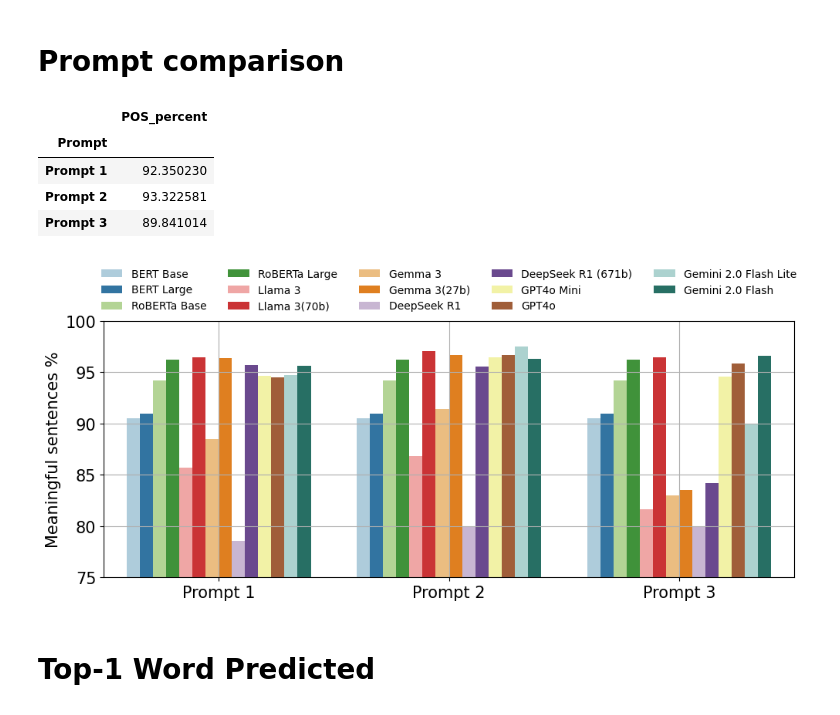
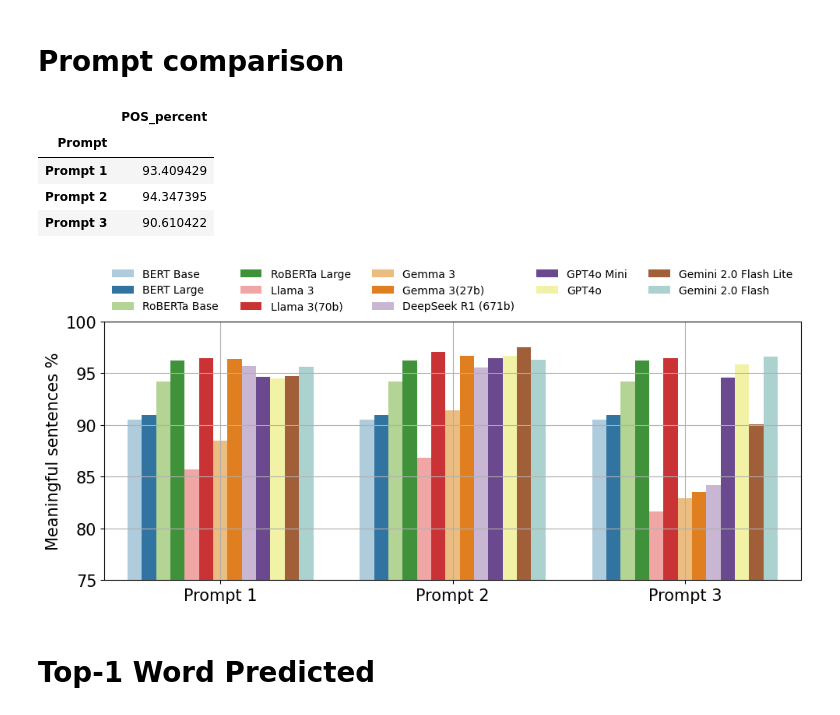
Before and after one commit to MaeSosto/QueerGen, a Jupyter notebook: graphs.ipynb, the cells around one changed output. Saved outputs shown, nothing was run; the diff lists cells and outputs as text; code cells hidden in the pictures.

```diff
--- a/graphs.ipynb
+++ b/graphs.ipynb
@@ -864,38 +861,42 @@ def prompt_comparison(models):
     display(avg_pos)
 
     # Plot
     plt.figure(figsize=(10, 4))
     ax = sns.barplot(data=percentage_pos, x="Prompt", y="POS_percent", hue="Model", palette = PALETTE_ALL)
 
     ax.set(ylim=(75, 100))
     #plt.title("Average Log-Likelihood per Model and Prompt")
     plt.ylabel("Meaningful sentences %" , fontsize=LABELSIZE)
     plt.xlabel(None)
     plt.xticks(fontsize=LABELSIZE)
     plt.yticks(fontsize=LABELSIZE)
     plt.tight_layout()
     plt.legend(
         loc="center left",
         bbox_to_anchor=(1.02, 0.5),
         borderaxespad=0,
         frameon=False,
         fontsize = LABELSIZE,
         title_fontsize=LABELSIZE,
     )
     sns.move_legend(ax, "lower center", bbox_to_anchor=(.5, 1), ncol=5, title=None, frameon=False)
     plt.grid(True)
     plt.savefig(f"{PATH_GRAPHS}"'prompt.png', bbox_inches='tight')
     plt.show()
 
 
-prompt_comparison(MODEL_LIST_FULL)
+prompt_comparison([
+    BERT_BASE, BERT_LARGE, ROBERTA_BASE, ROBERTA_LARGE, LLAMA3,
+    LLAMA3_70B, GEMMA3, GEMMA3_27B, DEEPSEEK_671B,
+    GPT4_MINI, GPT4, GEMINI_2_0_FLASH_LITE, GEMINI_2_0_FLASH
+])
 # %% [output]
 |  | POS_percent |
 | Prompt |  |
-| Prompt 1 | 92.350230 |
-| Prompt 2 | 93.322581 |
-| Prompt 3 | 89.841014 |
+| Prompt 1 | 93.409429 |
+| Prompt 2 | 94.347395 |
+| Prompt 3 | 90.610422 |
-[figure, old version]
+[figure, new version]
 # %% [markdown]
 # Top-1 Word Predicted
 # %%
```
Also changed, not shown: parts of 5 cells of this notebook, 6 other files.
